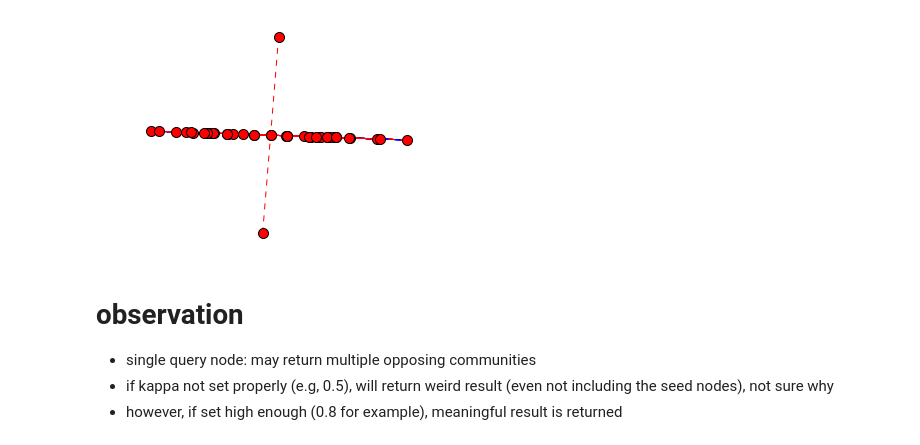
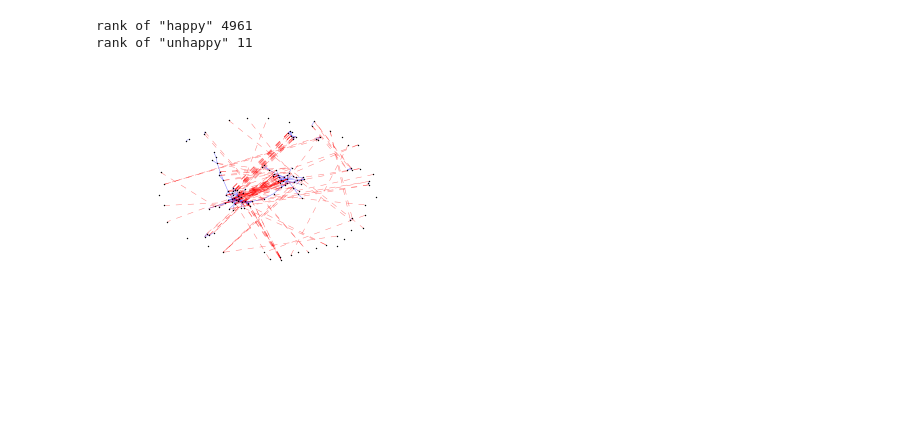
Before and after one commit to xiaohan2012/signed-local-community, a Jupyter notebook: case-study-on-word-graph.ipynb, the cells around one changed output. Cells and saved outputs as stored; diff of their text form; code cells hidden in the pictures; blank space fills up the shorter version.

```diff
--- a/case-study-on-word-graph.ipynb
+++ b/case-study-on-word-graph.ipynb
@@ -41,6 +55,0 @@ poor melancholic ashamed unhappy blue serious unfortunate boiling down downcast
-# %%
-from core import query_graph_using_sparse_linear_solver
-
-words1, words2 = ['happy'], ['unhappy']
-seeds = [[w2i[w] for w in words1], [w2i[w] for w in words2]]
-x_opt, opt_val = query_graph_using_sparse_linear_solver(gc, seeds, kappa=0.8, verbose=1)
@@ -61,3 +55,0 @@ terminates after 22 iterations:
-# %%
-from core import sweep_on_x
-c1, c2, C, best_sbr, ts, sbr_list = sweep_on_x(gc, x_opt, top_k=200, verbose=1)
@@ -85,0 +203,2 @@ absorbent accidental antiseptic blonde content freezing glad hopeful jolly smili
+# %%
+exp3_c1, exp3_c2, exp3 = demo('happy', kappa=0.5)
@@ -86,20 +242,20 @@ absorbent accidental antiseptic blonde content freezing glad hopeful jolly smili
+# %%
+print('rank of "happy"', rank_of_word(exp3['x_opt'], 'happy'))
+print('rank of "unhappy"', rank_of_word(exp3['x_opt'], 'unhappy'))
+# %% [output]
+rank of "happy" 4961
+rank of "unhappy" 11
 # %%
-from helpers import signed_layout, draw_nodes, draw_edges, get_borderless_fig
-subg = gc.subgraph(C)
-
-subg = nx.convert_node_labels_to_integers(subg)
-pos = signed_layout(subg, normalize=True)
+C = list(sorted([w2i[w] for w in (exp3_c1 + exp3_c2)]))
+old2new = {n: i for i, n in enumerate(C)}
+new2old = {i: n for i, n in enumerate(C)}
+subg = nx.relabel_nodes(g.subgraph(C), mapping=old2new)
+# pos = signed_layout(subg, normalize=True)
+pos = pos_spring_layout(subg)
 
 fig, ax = get_borderless_fig()
 # draw_nodes(subg, pos, ax=ax)
-nx.draw_networkx_nodes(subg, pos, node_size=100)
-draw_edges(subg, pos, ax=ax)
+nx.draw_networkx_nodes(subg, pos, node_size=2, linewidths=0, node_color='black')
+draw_edges(subg, pos, ax=ax, width=0.5, alpha=0.5)
 # %% [output]
-[figure, old version]
+[figure, new version]
-# %% [markdown]
-# observation
-
-
-- single query node: may return multiple opposing communities
-- if kappa not set properly (e.g, 0.5), will return weird result (even not including the seed nodes), not sure why
-- however, if set high enough (0.8 for example), meaningful result is returned
```
Also changed, not shown: parts of 24 cells of this notebook, 1 other file.
